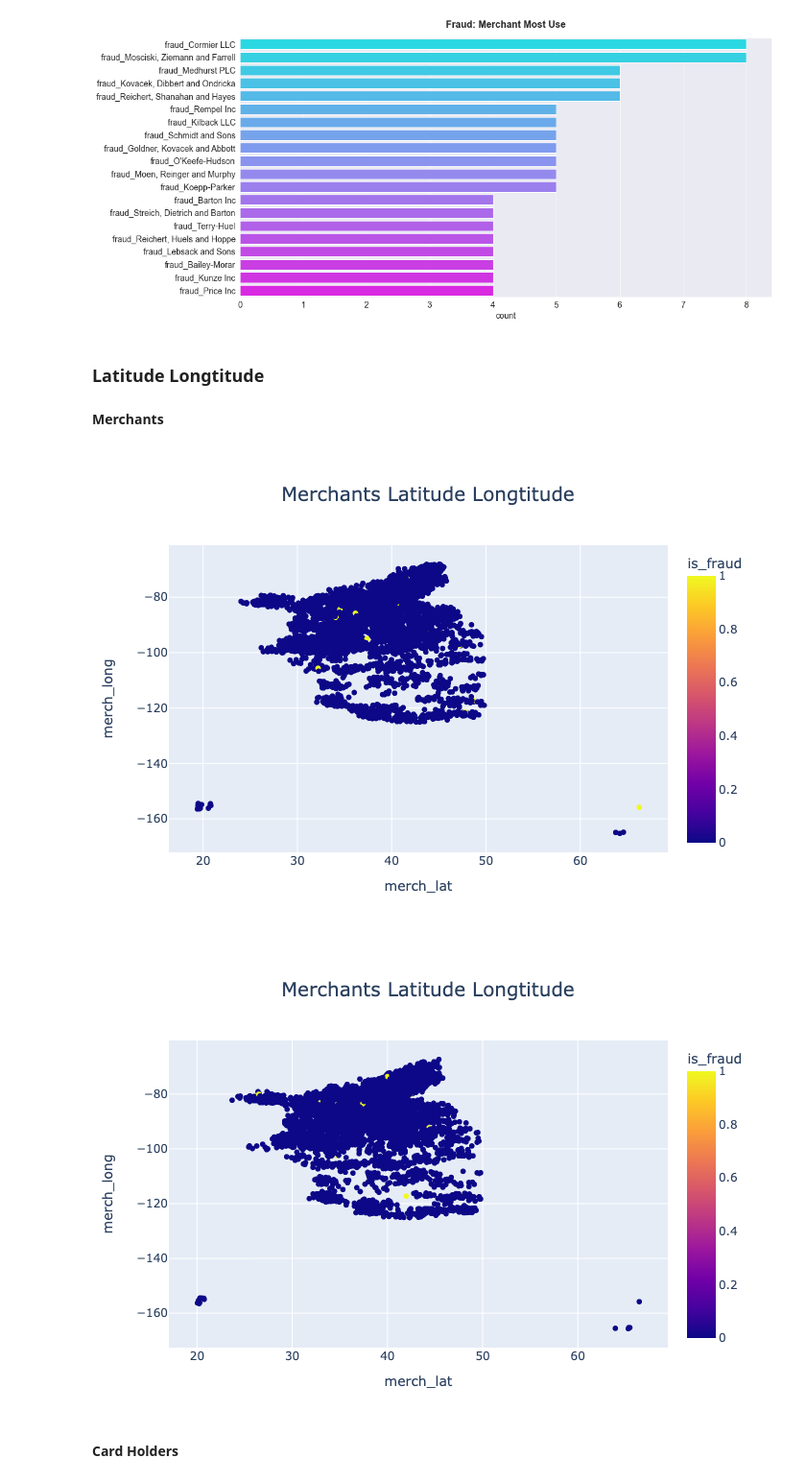
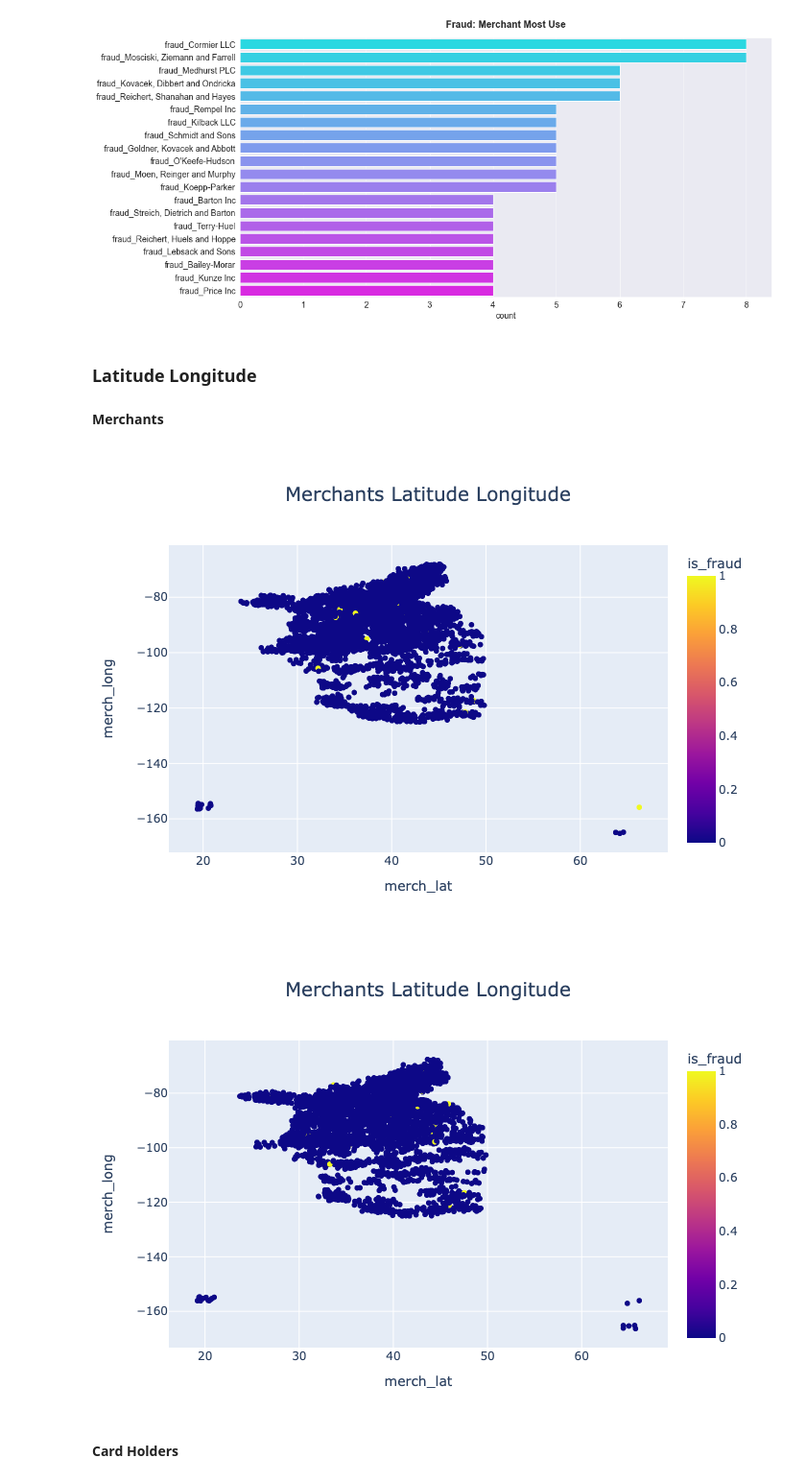
Before and after one commit to daraneeS/CLASSIFICATION_Imbalanced_Data, a Jupyter notebook: CreditCard_Fraud.ipynb, the cells around one changed output. Shown at 96% size. Saved outputs shown, nothing was run; the diff lists cells and outputs as text; code cells hidden in the pictures.

```diff
--- a/CreditCard_Fraud.ipynb
+++ b/CreditCard_Fraud.ipynb
@@ -435,12 +435,12 @@ c.set_ylabel(None, fontsize=14)
 Text(0, 0.5, '')
 [figure]
 # %% [markdown]
-### Latitude  Longtitude
+### Latitude  Longitude
 # %% [markdown]
 **Merchants**
 # %%
 fig = px.scatter(df_raw10.sample(5000, random_state=1),
-           title='Merchants Latitude Longtitude',
+           title='Merchants Latitude Longitude',
            x='merch_lat',
            y='merch_long',
            color='is_fraud')
@@ -458,27 +458,27 @@ fig.update_layout(
 #fig.show()
 fig.show("png")
 # %% [output]
-[figure, old version]
+[figure, new version]
 # %%
 fig = px.scatter(df_raw10.sample(5000),
-           title='Merchants Latitude Longtitude',
+           title='Merchants Latitude Longitude',
            x='merch_lat',
            y='merch_long',
            color='is_fraud')
 
 fig.update_layout(bargap=0.01)
 
 fig.update_layout(
       title={
         'y':0.92,
         'x':0.5,
         'xanchor': 'center',
         'yanchor': 'top',
         'font_size':20} )
 #fig.show()
 fig.show("png")
 # %% [output]
-[figure, old version]
+[figure, new version]
 # %% [markdown]
 **Card Holders**
 # %%
```
